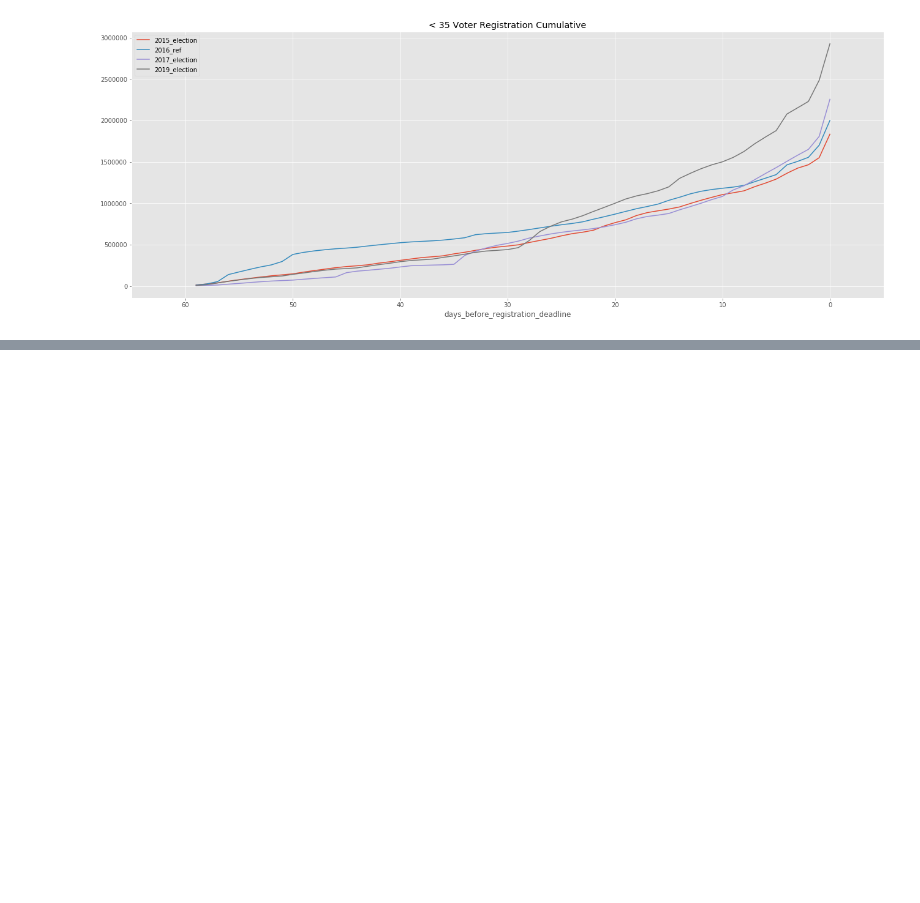
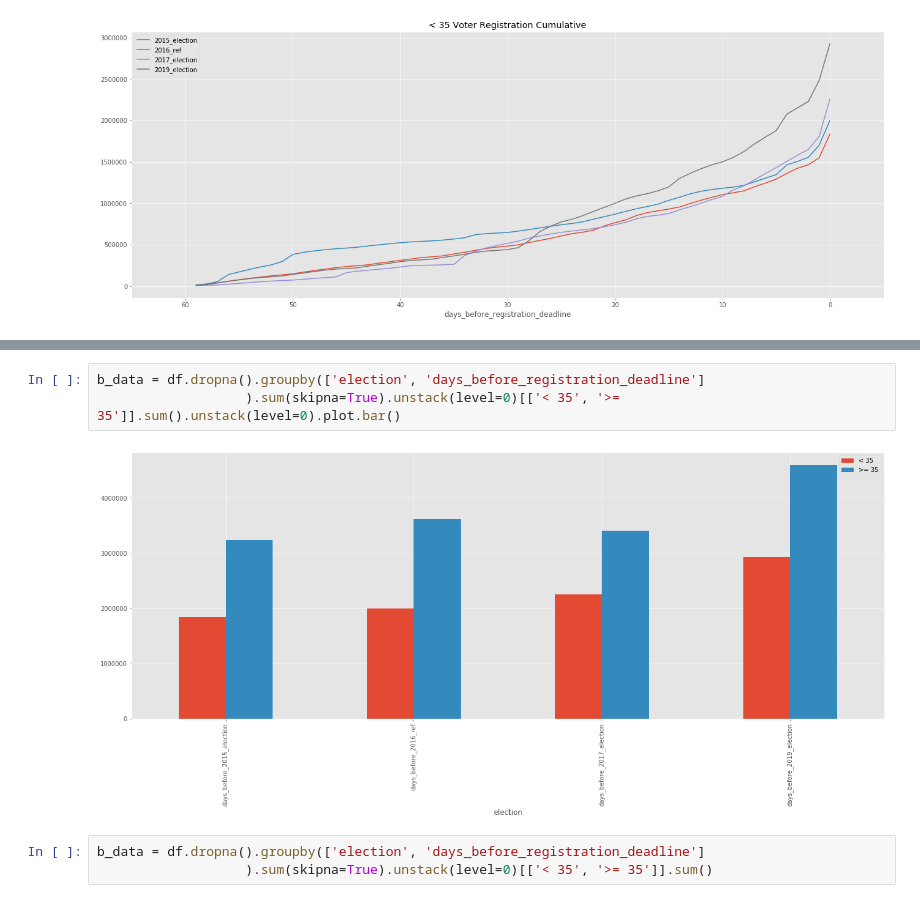
Before and after one commit to DBCerigo/talks-presentations, a Jupyter notebook: Voter Registration 2019.ipynb, the cells around one changed output, grey strips where cells are left out. Drawn from its saved outputs; the diff is of its cells as text; blank space fills up the shorter version.

```diff
--- a/Voter Registration 2019.ipynb
+++ b/Voter Registration 2019.ipynb
@@ -212,0 +233,8 @@ Text(0.5, 1.0, '< 35 Voter Registration Cumulative')
+# %%
+b_data = df.dropna().groupby(['election', 'days_before_registration_deadline']
+                   ).sum(skipna=True).unstack(level=0)[['< 35', '>= 35']].sum().unstack(level=0).plot.bar()
+# %% [output]
+[figure, added]
+# %%
+b_data = df.dropna().groupby(['election', 'days_before_registration_deadline']
+                   ).sum(skipna=True).unstack(level=0)[['< 35', '>= 35']].sum()
```
Also changed, not shown: parts of 10 cells of this notebook.
